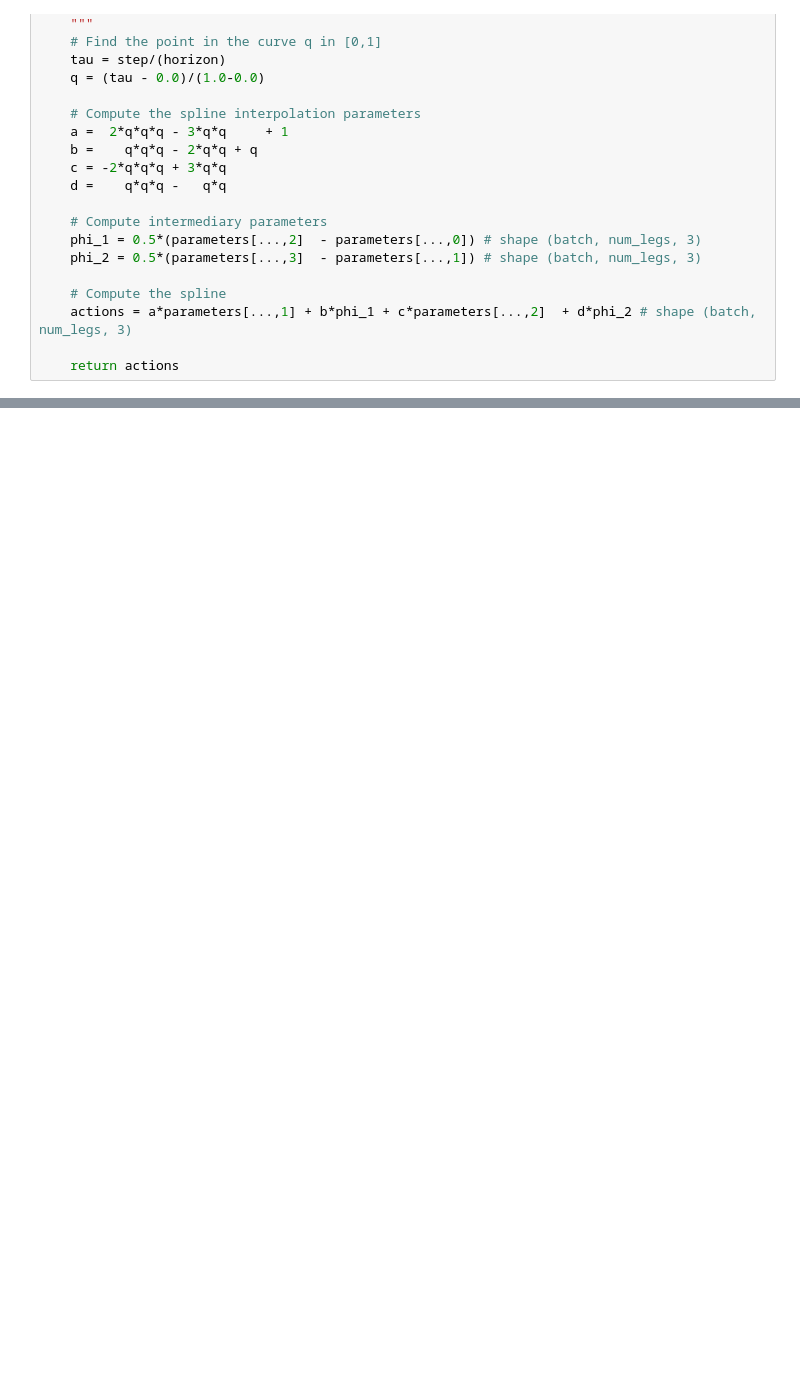
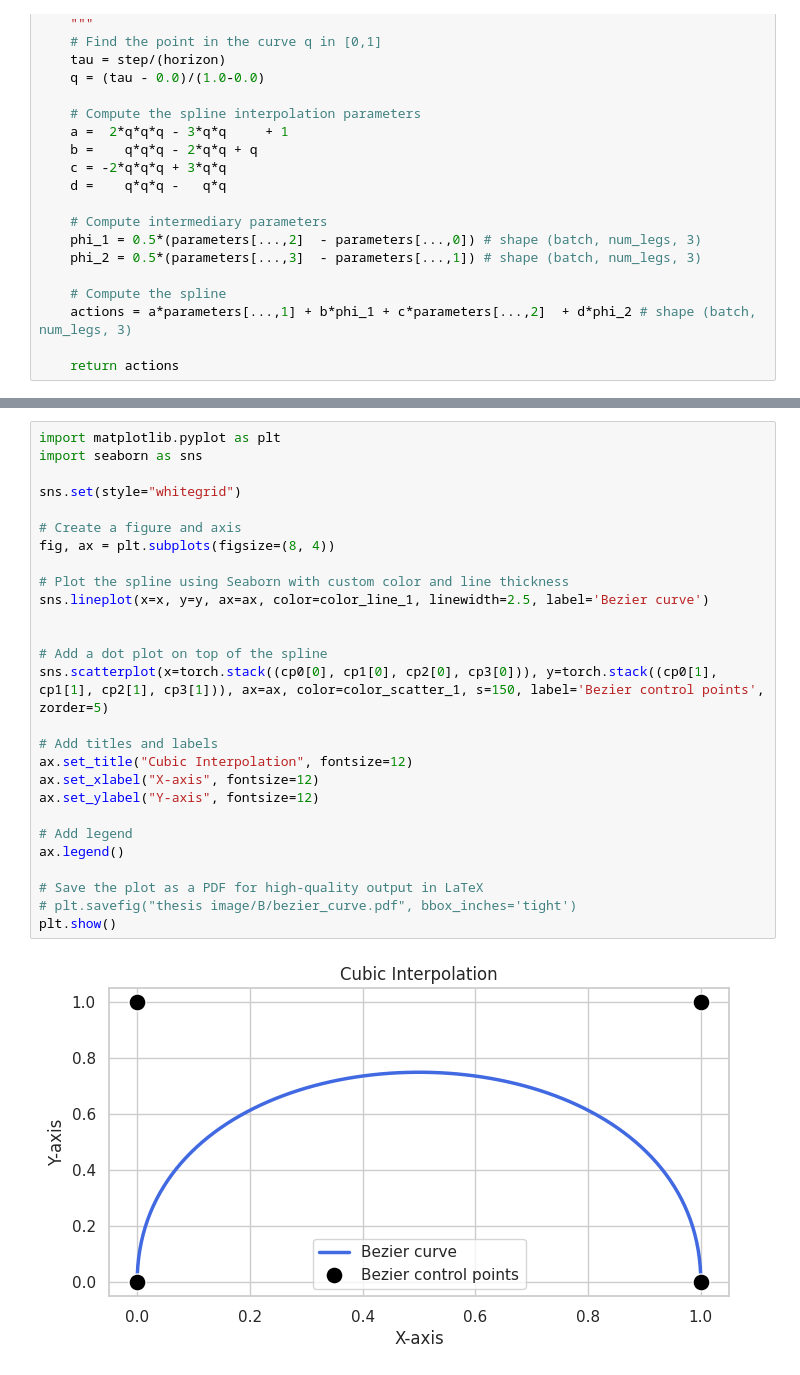
Before and after one commit to Batou1406/dls_orbit_bat_private, a Jupyter notebook: source/extensions/omni.isaac.lab_tasks/omni/isaac/lab_tasks/manager_based/locomotion/model_based/thesis_image.ipynb, the cells around one changed output, grey strips where cells are left out. Drawn from its saved outputs; the diff is of its cells as text; blank space fills up the shorter version.

```diff
--- a/source/extensions/omni.isaac.lab_tasks/omni/isaac/lab_tasks/manager_based/locomotion/model_based/thesis_image.ipynb
+++ b/source/extensions/omni.isaac.lab_tasks/omni/isaac/lab_tasks/manager_based/locomotion/model_based/thesis_image.ipynb
@@ -105,0 +234,29 @@ plt.show()
+# %%
+import matplotlib.pyplot as plt
+import seaborn as sns
+
+sns.set(style="whitegrid")
+
+# Create a figure and axis
+fig, ax = plt.subplots(figsize=(8, 4))
+
+# Plot the spline using Seaborn with custom color and line thickness
+sns.lineplot(x=x, y=y, ax=ax, color=color_line_1, linewidth=2.5, label='Bezier curve')
+
+
+# Add a dot plot on top of the spline
+sns.scatterplot(x=torch.stack((cp0[0], cp1[0], cp2[0], cp3[0])), y=torch.stack((cp0[1], cp1[1], cp2[1], cp3[1])), ax=ax, color=color_scatter_1, s=150, label='Bezier control points', zorder=5)
+
+# Add titles and labels
+ax.set_title("Cubic Interpolation", fontsize=12)
+ax.set_xlabel("X-axis", fontsize=12)
+ax.set_ylabel("Y-axis", fontsize=12)
+
+# Add legend
+ax.legend()
+
+# Save the plot as a PDF for high-quality output in LaTeX
+# plt.savefig("thesis image/B/bezier_curve.pdf", bbox_inches='tight')
+plt.show()
+# %% [output]
+[figure, added]
```
Also changed, not shown: parts of 11 cells of this notebook, 4 other files.
